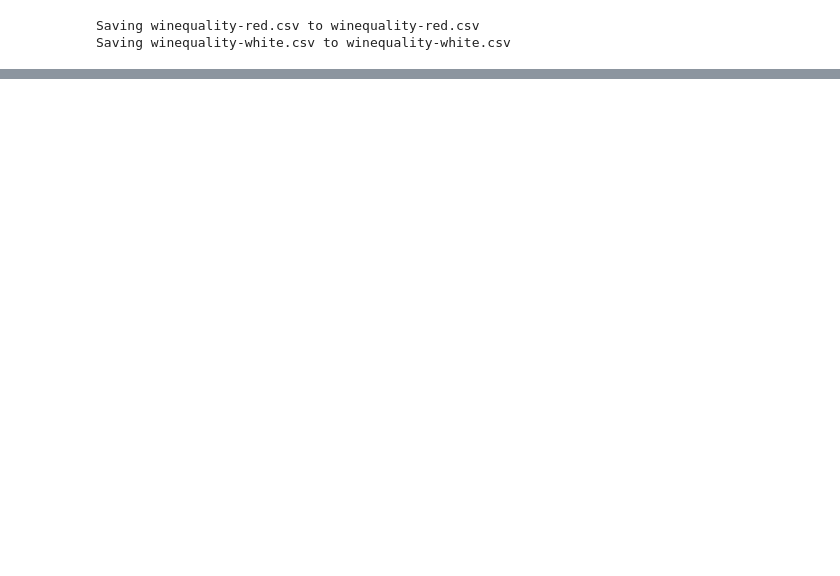
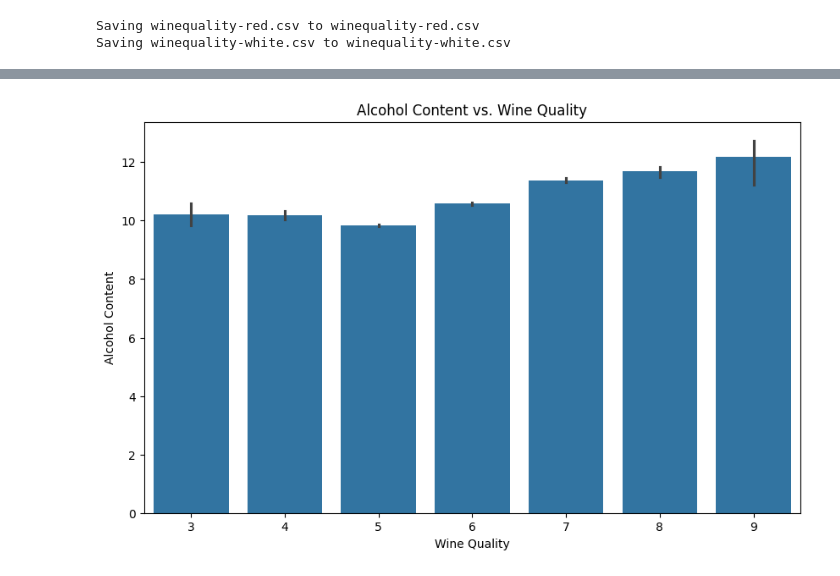
Before and after one commit to Dreeck/ProyectosML, a Jupyter notebook: regresion.ipynb, the cells around one changed output, grey strips where cells are left out. Drawn from its saved outputs; the diff is of its cells as text; code cells hidden in the pictures; blank space fills up the shorter version.

```diff
--- a/regresion.ipynb
+++ b/regresion.ipynb
@@ -93,0 +77,9 @@ plt.show()
+# %%
+plt.figure(figsize=(10, 6))
+sns.barplot(x='quality', y='alcohol', data=df)
+plt.title('Alcohol Content vs. Wine Quality')
+plt.xlabel('Wine Quality')
+plt.ylabel('Alcohol Content')
+plt.show()
+# %% [output]
+[figure, added]
```
Also changed, not shown: parts of 7 cells of this notebook.
